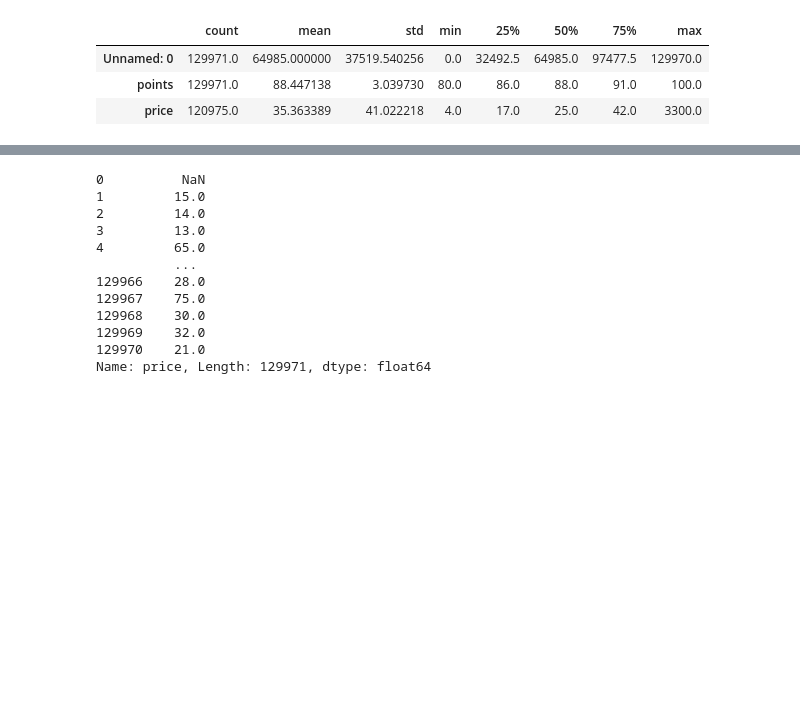
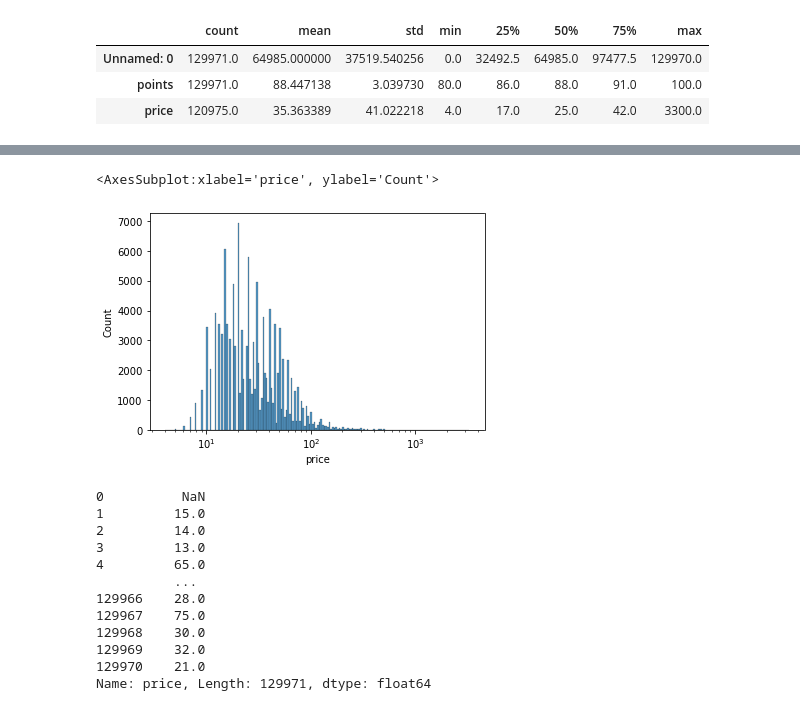
Before and after one commit to VasiliyAMelkozerov/data_science_round_2, a Jupyter notebook: classification/wine.ipynb, the cells around one changed output, grey strips where cells are left out. Cells and saved outputs as stored; diff of their text form; code cells hidden in the pictures; blank space fills up the shorter version.

Commit message:
distribution graph

```diff
--- a/classification/wine.ipynb
+++ b/classification/wine.ipynb
@@ -113,3 +114,8 @@ TypeError: regplot() got an unexpected keyword argument 'bins'
+# %%
+sns.histplot(data = df, x='price', log_scale=True)
+# %% [output]
+<AxesSubplot:xlabel='price', ylabel='Count'>
+[figure, added]
 # %%
 df.price
 # %% [output]
```
Also changed, not shown: parts of 1 cell of this notebook.
